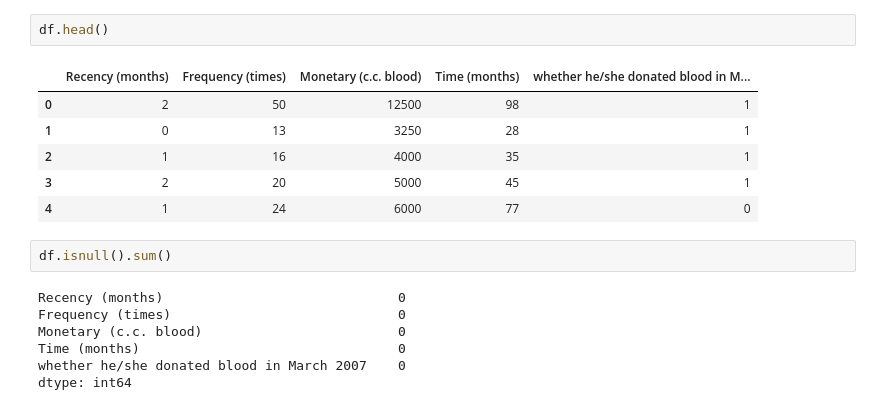
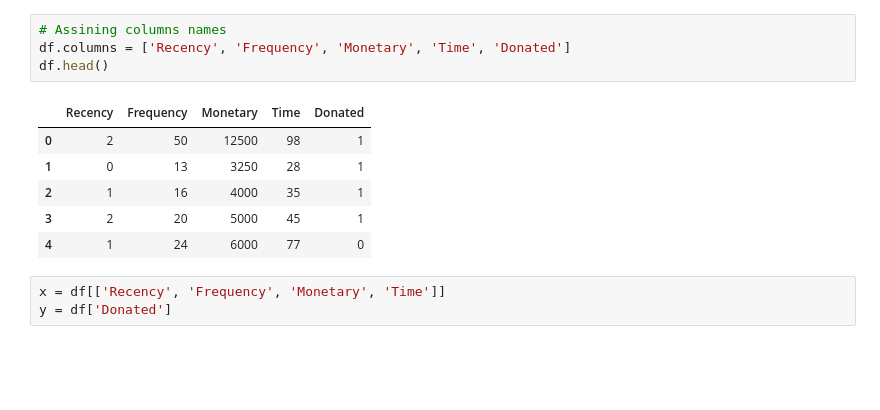
Before and after one commit to Sameerverma32/Ml-Rv, a Jupyter notebook: decision_tree.ipynb, the cells around one changed output. Saved outputs shown, nothing was run; the diff lists cells and outputs as text; blank space fills up the shorter version.

```diff
--- a/decision_tree.ipynb
+++ b/decision_tree.ipynb
@@ -24,18 +20,14 @@ df
-# %%
-df.head()
-# %% [output]
-|  | Recency (months) | Frequency (times) | Monetary (c.c. blood) | Time (months) | whether he/she donated blood in M... |
-| 0 | 2 | 50 | 12500 | 98 | 1 |
-| 1 | 0 | 13 | 3250 | 28 | 1 |
-| 2 | 1 | 16 | 4000 | 35 | 1 |
-| 3 | 2 | 20 | 5000 | 45 | 1 |
-| 4 | 1 | 24 | 6000 | 77 | 0 |
-# %%
-df.isnull().sum()
-# %% [output]
-Recency (months)                              0
-Frequency (times)                             0
-Monetary (c.c. blood)                         0
-Time (months)                                 0
-whether he/she donated blood in March 2007    0
-dtype: int64
+# %%
+# Assining columns names
+df.columns = ['Recency', 'Frequency', 'Monetary', 'Time', 'Donated']
+df.head()
+# %% [output]
+|  | Recency | Frequency | Monetary | Time | Donated |
+| 0 | 2 | 50 | 12500 | 98 | 1 |
+| 1 | 0 | 13 | 3250 | 28 | 1 |
+| 2 | 1 | 16 | 4000 | 35 | 1 |
+| 3 | 2 | 20 | 5000 | 45 | 1 |
+| 4 | 1 | 24 | 6000 | 77 | 0 |
+# %%
+x = df[['Recency', 'Frequency', 'Monetary', 'Time']]
+y = df['Donated']
```
Also changed, not shown: parts of 10 cells of this notebook.
